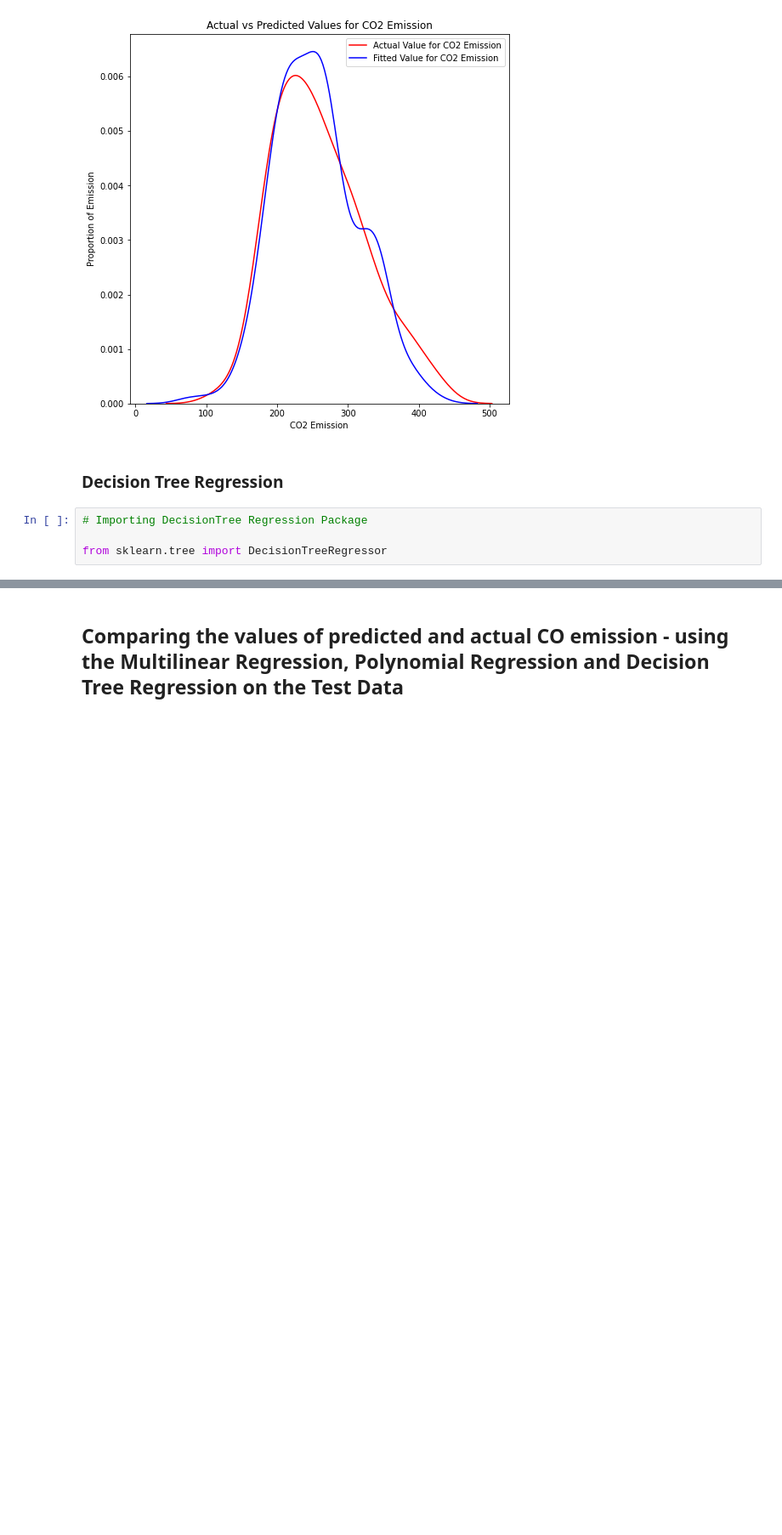
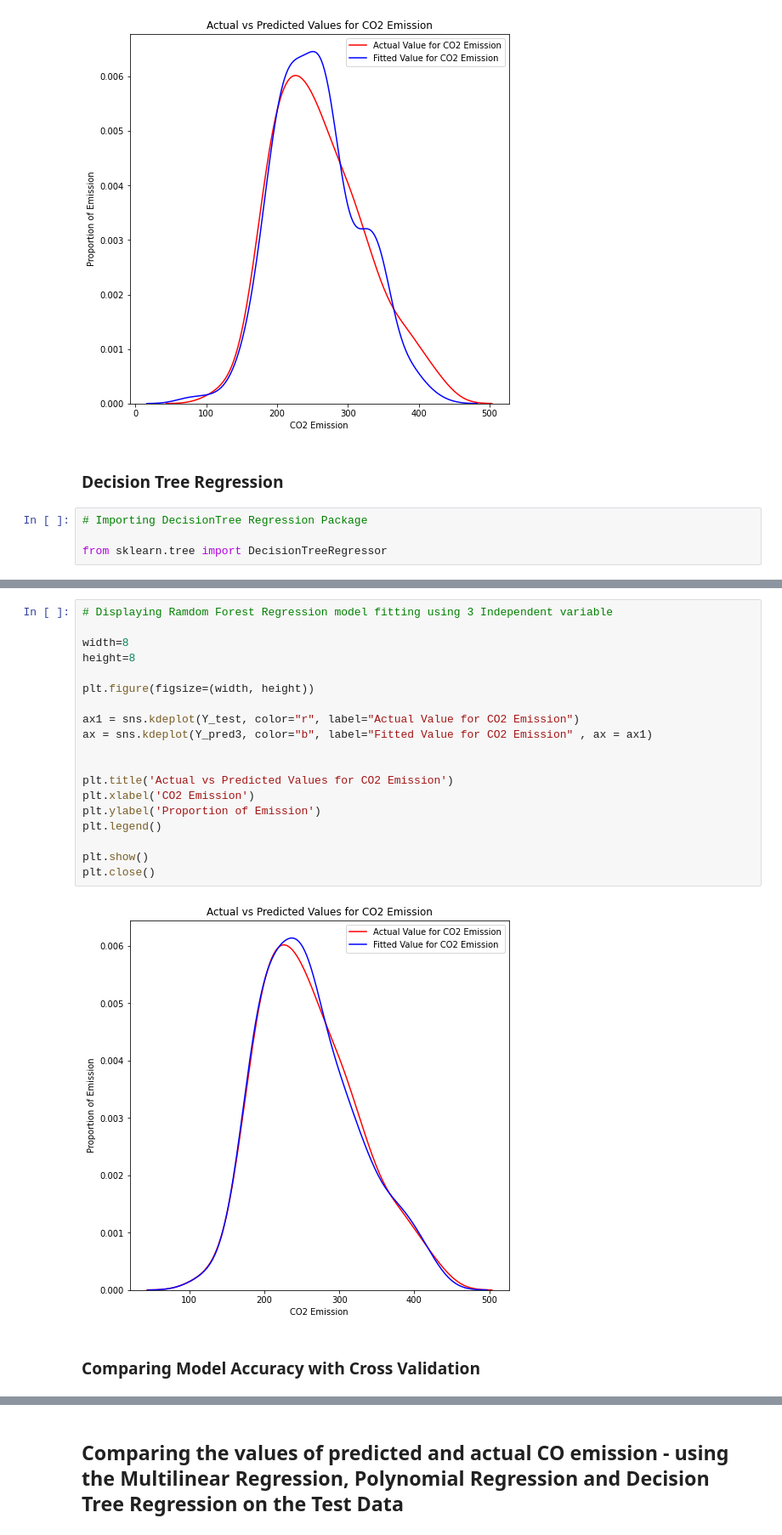
Before and after one commit to ttadesusi/Artificial-Intelligence-Projects, a Jupyter notebook: CO2_Emmision_Analysis.ipynb, the cells around one changed output, grey strips where cells are left out. Shown at 85% size. Saved outputs shown, nothing was run; the diff lists cells and outputs as text; blank space fills up the shorter version.

```diff
--- a/CO2_Emmision_Analysis.ipynb
+++ b/CO2_Emmision_Analysis.ipynb
@@ -583,0 +611,23 @@ plt.close()
+# %%
+# Displaying Ramdom Forest Regression model fitting using 3 Independent variable
+
+width=8
+height=8
+
+plt.figure(figsize=(width, height))
+
+ax1 = sns.kdeplot(Y_test, color="r", label="Actual Value for CO2 Emission")
+ax = sns.kdeplot(Y_pred3, color="b", label="Fitted Value for CO2 Emission" , ax = ax1)
+
+
+plt.title('Actual vs Predicted Values for CO2 Emission')
+plt.xlabel('CO2 Emission')
+plt.ylabel('Proportion of Emission')
+plt.legend()
+
+plt.show()
+plt.close()
+# %% [output]
+[figure, added]
+# %% [markdown]
+### Comparing Model Accuracy with Cross Validation
```
Also changed, not shown: parts of 19 cells of this notebook.
